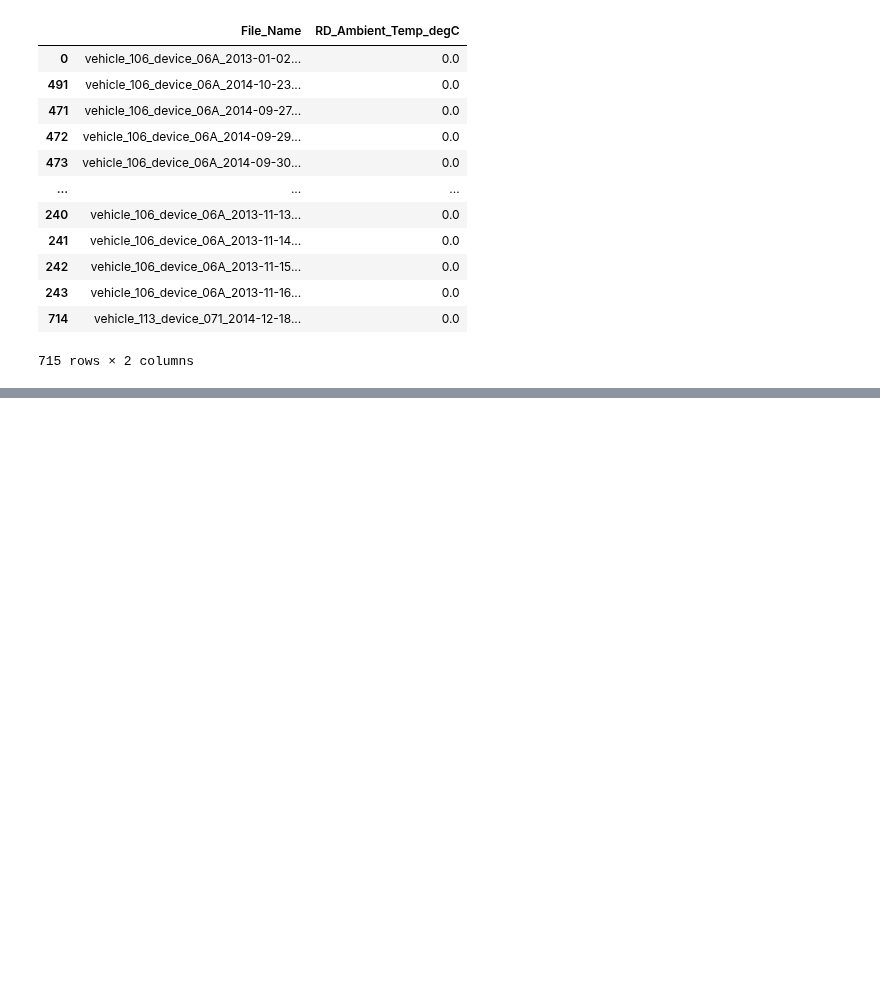
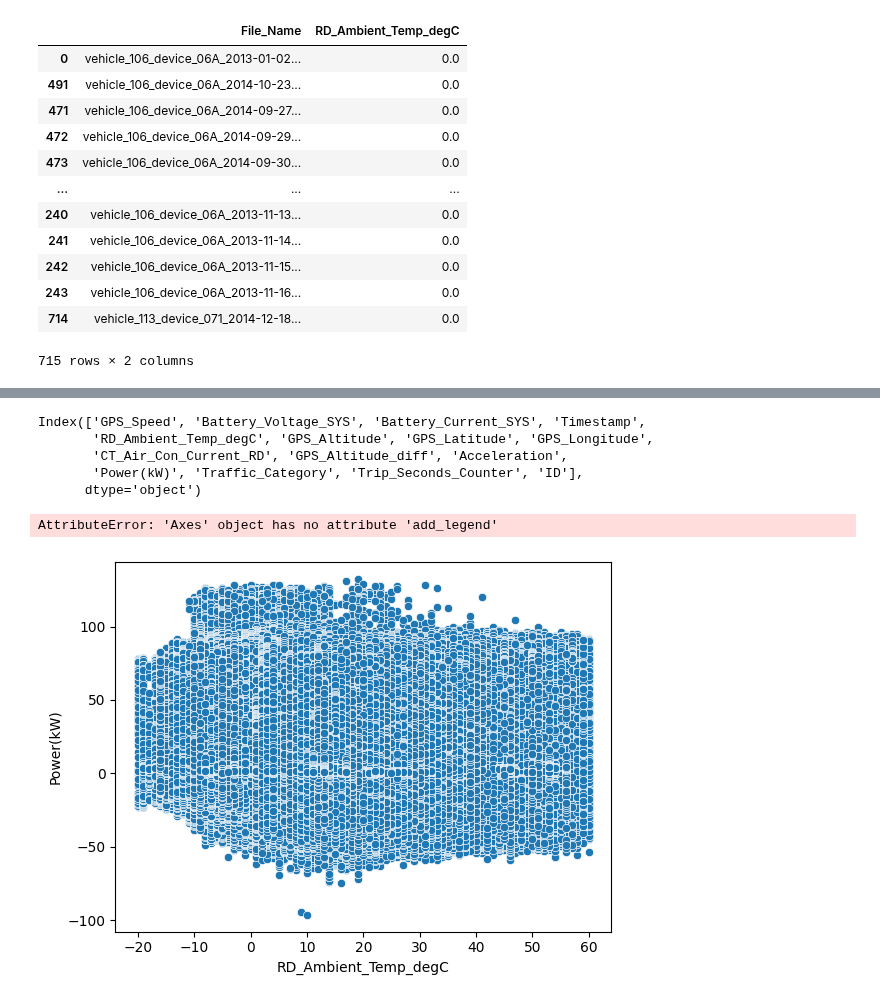
Before and after one commit to ydelipinar/Data_Based_Vehicle_Energy_Consumption_Modeling, a Jupyter notebook: ENS491_492_Project.ipynb, the cells around one changed output, grey strips where cells are left out. Saved outputs shown, nothing was run; the diff lists cells and outputs as text; code cells hidden in the pictures; blank space fills up the shorter version.

```diff
--- a/ENS491_492_Project.ipynb
+++ b/ENS491_492_Project.ipynb
@@ -844,0 +775,9 @@ df_merged = df_merged[column_names]
+# %%
+trip_metrics_1 = pd.read_csv("../Yeni dosyalar/df_merged_1-6.csv")
+trip_metrics_2 = pd.read_csv("../Yeni dosyalar/df_merged_7-12.csv")
+trip_metrics_3 = pd.read_csv("../Yeni dosyalar/df_merged_13-18.csv")
+# trip_metrics_4 = pd.read_csv("../Yeni dosyalar/df_merged_19-24.csv")
+# trip_metrics_5 = pd.read_csv("../Yeni dosyalar/df_merged_25-30.csv")
+
+df_list = [trip_metrics_1,trip_metrics_2,trip_metrics_3]
+df_all = pd.concat(df_list)
@@ -844,0 +800,8 @@ df_merged = df_merged[column_names]
+# %%
+df_all.columns
+# %% [output]
+Index(['GPS_Speed', 'Battery_Voltage_SYS', 'Battery_Current_SYS', 'Timestamp',
+       'RD_Ambient_Temp_degC', 'GPS_Altitude', 'GPS_Latitude', 'GPS_Longitude',
+       'CT_Air_Con_Current_RD', 'GPS_Altitude_diff', 'Acceleration',
+       'Power(kW)', 'Traffic_Category', 'Trip_Seconds_Counter', 'ID'],
+      dtype='object')
@@ -844,0 +812,5 @@ df_merged = df_merged[column_names]
+# %%
+sns.scatterplot(data=df_all, x="RD_Ambient_Temp_degC", y="Power(kW)").add_legend().set(title='Temperature vs Power')
+# %% [output]
+AttributeError: 'Axes' object has no attribute 'add_legend'
+[figure, added]
```
Also changed, not shown: parts of 17 cells of this notebook, 1 other file.
